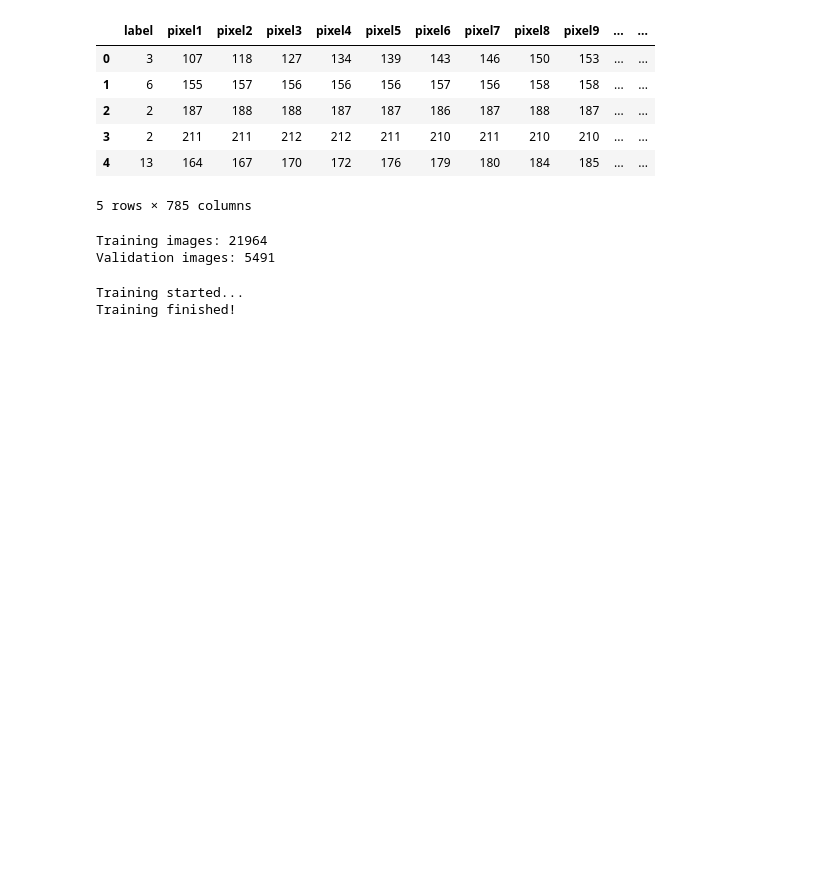
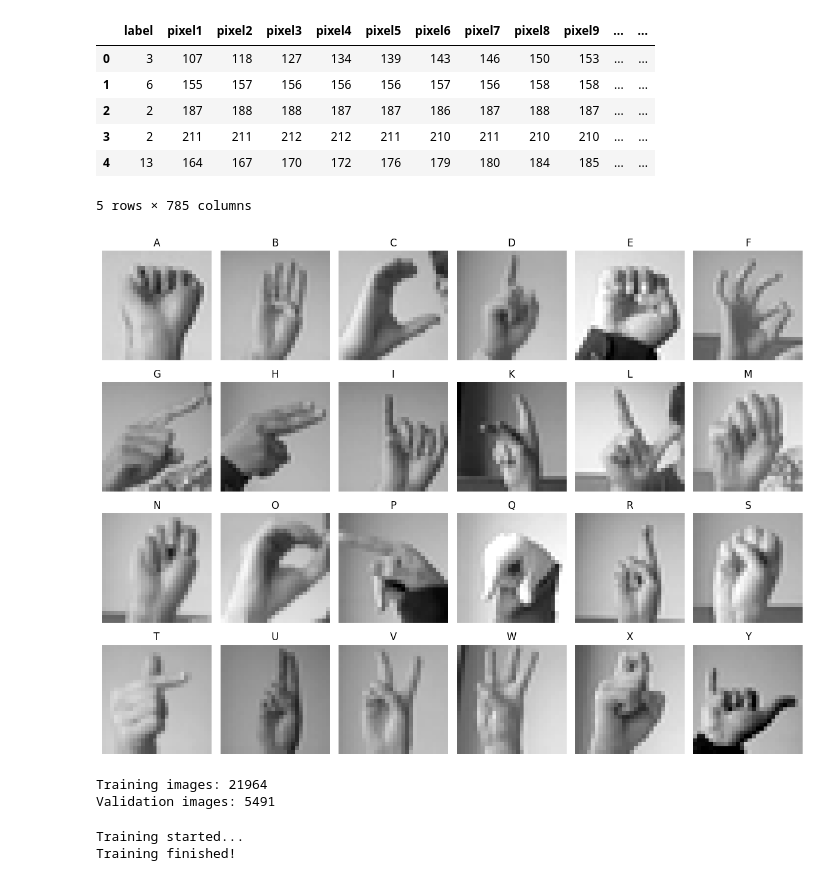
Before and after one commit to bdipesh3045/Data-Science-project-AI-Class-, a Jupyter notebook: main1.ipynb, the cells around one changed output. Saved outputs shown, nothing was run; the diff lists cells and outputs as text; code cells hidden in the pictures; blank space fills up the shorter version.

Commit message:
handsign image visualization

```diff
--- a/main1.ipynb
+++ b/main1.ipynb
@@ -28,6 +28,28 @@ Using Colab cache for faster access to the 'sign-language-mnist' dataset.
 | 3 | 2 | 211 | 211 | 212 | 212 | 211 | 210 | 211 | 210 | 210 | ... | ... |
 | 4 | 13 | 164 | 167 | 170 | 172 | 176 | 179 | 180 | 184 | 185 | ... | ... |
 5 rows × 785 columns
+# %%
+# Find all the letter labels in the dataset
+labels = sorted(df["label"].unique())
+
+plt.figure(figsize=(12, 9))
+
+# Display one image for each letter
+for i, label in enumerate(labels):
+    row = df[df["label"] == label].iloc[0]
+
+    # Arrange the 784 pixels into a 28 × 28 image
+    image = row.drop("label").to_numpy().reshape(28, 28)
+
+    plt.subplot(4, 6, i + 1)
+    plt.imshow(image, cmap="gray", vmin=0, vmax=255)
+    plt.title(chr(65 + int(label)))
+    plt.axis("off")
+
+plt.tight_layout()
+plt.show()
+# %% [output]
+[figure, added]
 # %%
 X = df.drop("label", axis=1).to_numpy() / 255.0
 y = df["label"].to_numpy()
```
